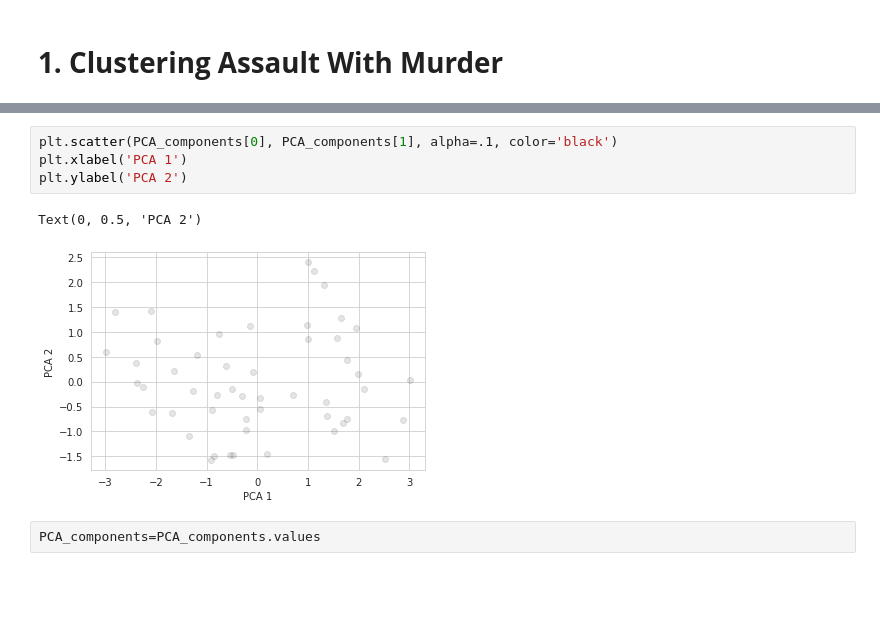
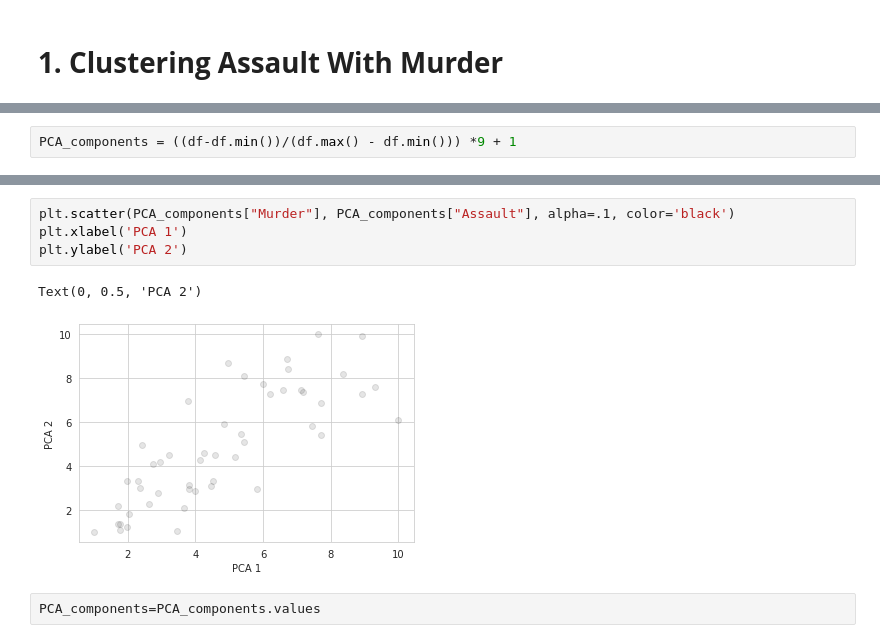
Before and after one commit to TROISTROIS/BLUE-BOOK-FOR-BULLDOZERS, a Jupyter notebook: k-means-practice.ipynb, the cells around one changed output, grey strips where cells are left out. Saved outputs shown, nothing was run; the diff lists cells and outputs as text; blank space fills up the shorter version.

```diff
--- a/k-means-practice.ipynb
+++ b/k-means-practice.ipynb
@@ -120 +104,3 @@ PCA_components = pd.DataFrame(principalComponents)
+# %%
+PCA_components = ((df-df.min())/(df.max() - df.min())) *9 + 1
 # %%
@@ -140,10 +127,10 @@ PCA_components
 # %%
-plt.scatter(PCA_components[0], PCA_components[1], alpha=.1, color='black')
+plt.scatter(PCA_components["Murder"], PCA_components["Assault"], alpha=.1, color='black')
 plt.xlabel('PCA 1')
 plt.ylabel('PCA 2')
 # %% [output]
 Text(0, 0.5, 'PCA 2')
-[figure, old version]
+[figure, new version]
 # %%
 PCA_components=PCA_components.values
 # %%
```
Also changed, not shown: parts of 6 cells of this notebook.
